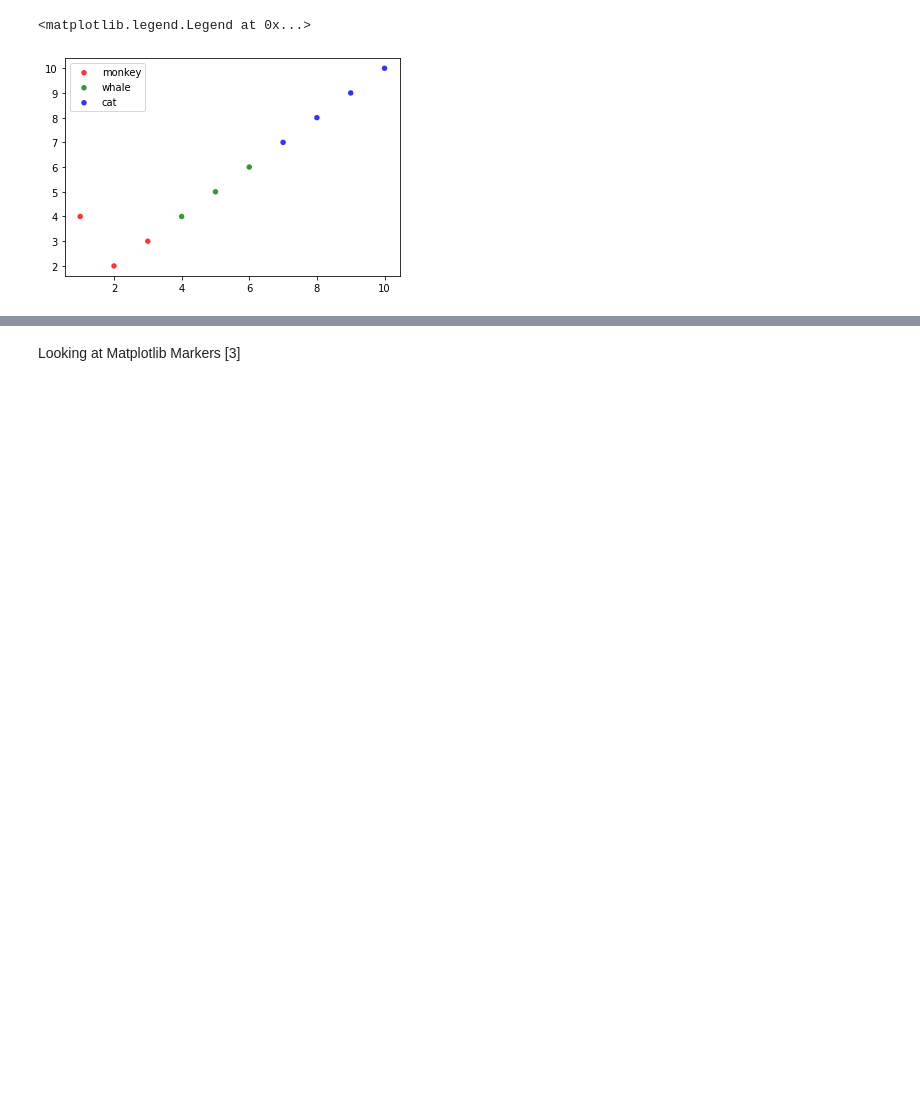
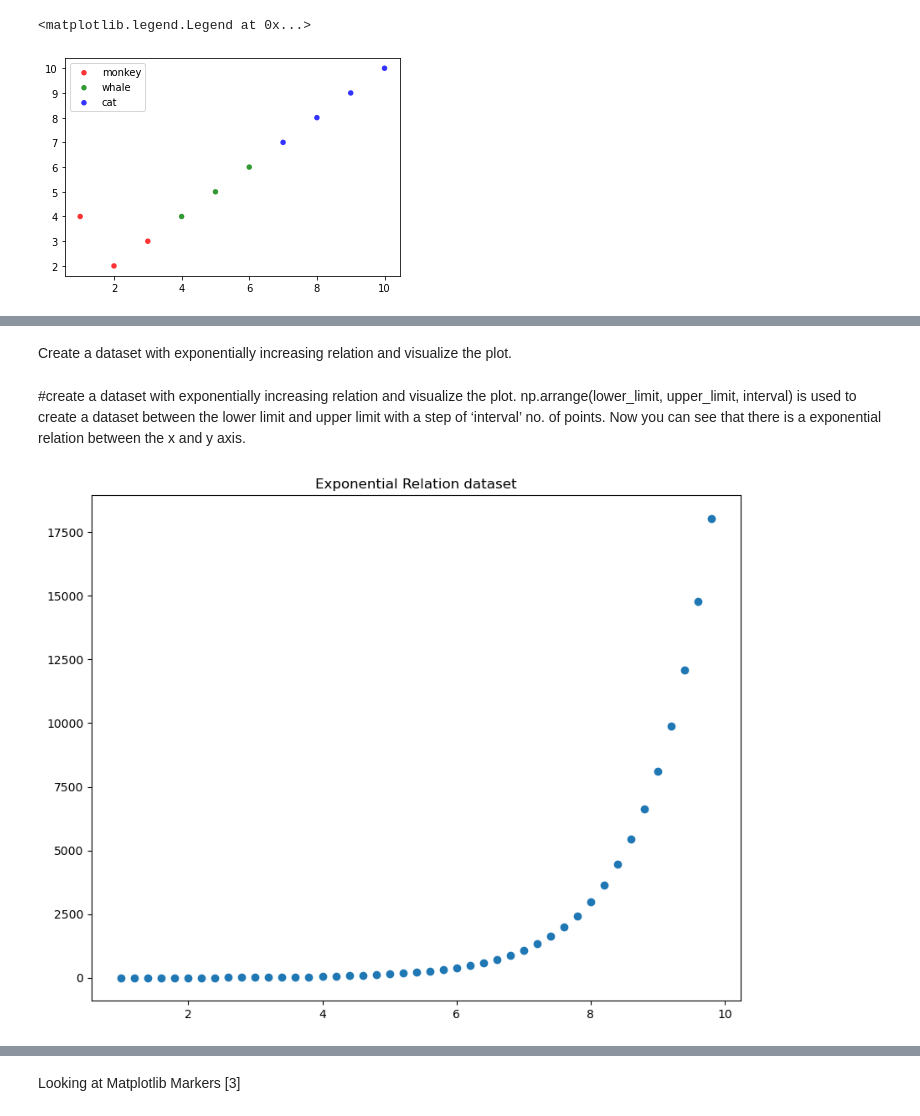
Before and after one commit to katel85/FundamentalsDA, a Jupyter notebook: pyplot.ipynb, the cells around one changed output, grey strips where cells are left out. Cells and saved outputs as stored; diff of their text form; code cells hidden in the pictures; blank space fills up the shorter version.

```diff
--- a/pyplot.ipynb
+++ b/pyplot.ipynb
@@ -331,0 +399,16 @@ plt.legend(loc=2)
+# %% [markdown]
+Create a dataset with exponentially increasing relation and visualize the plot.
+# %% [markdown]
+#create a dataset with exponentially increasing relation and visualize the plot.
+np.arrange(lower_limit, upper_limit, interval) is used to create a dataset between the lower limit and upper limit with a step of ‘interval’ no. of points.
+Now you can see that there is a exponential relation between the x and y axis.
+# %%
+# Scatterplot of non-random variables
+x=np.arange(1,10,0.2)
+y= np.exp(x)
+plt.scatter(x,y)
+plt.rcParams.update({'figure.figsize':(10,8), 'figure.dpi':100})
+plt.title('Exponential Relation dataset')
+plt.show()
+# %% [output]
+[figure, added]
```
Also changed, not shown: parts of 35 cells of this notebook, 1 other file.
